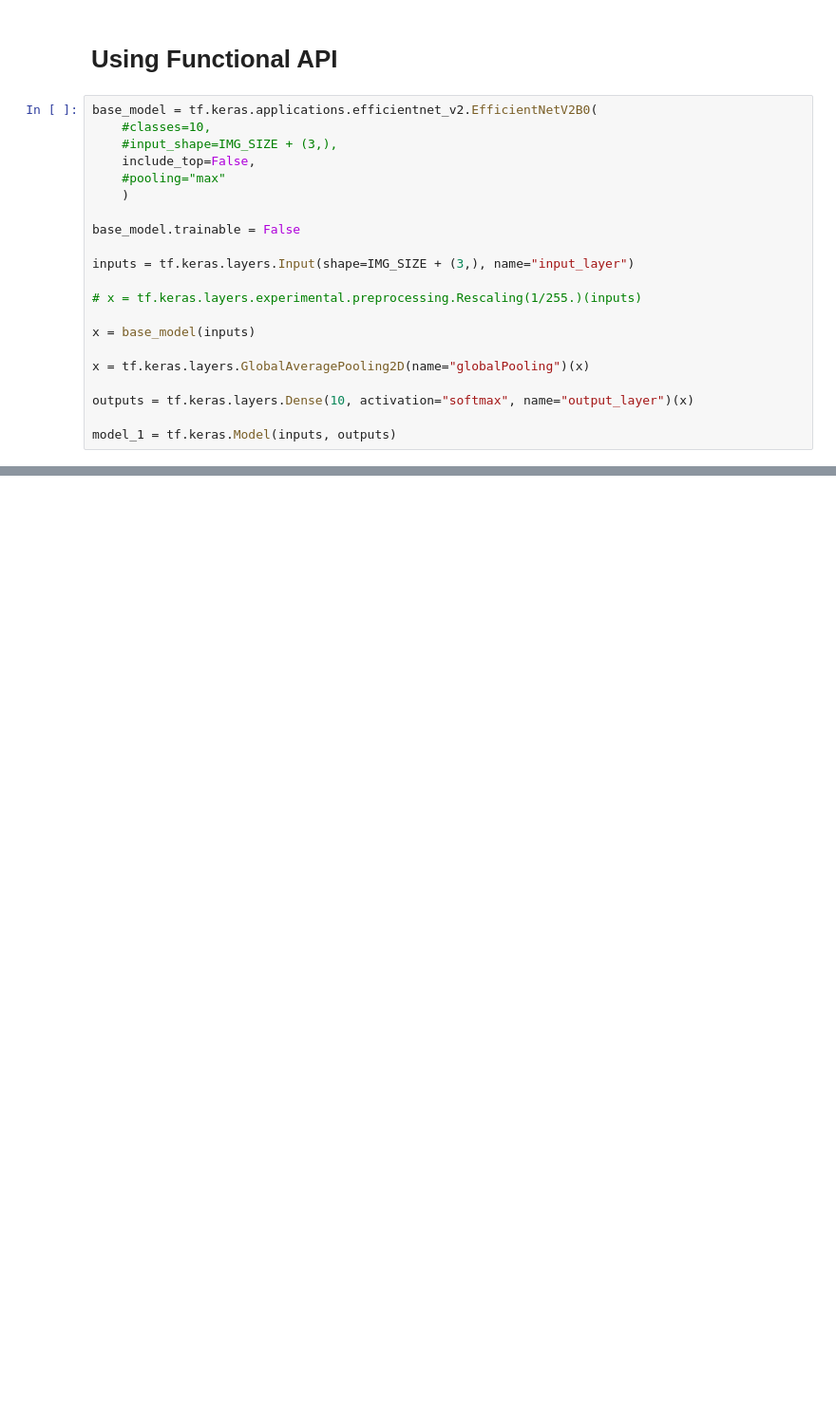
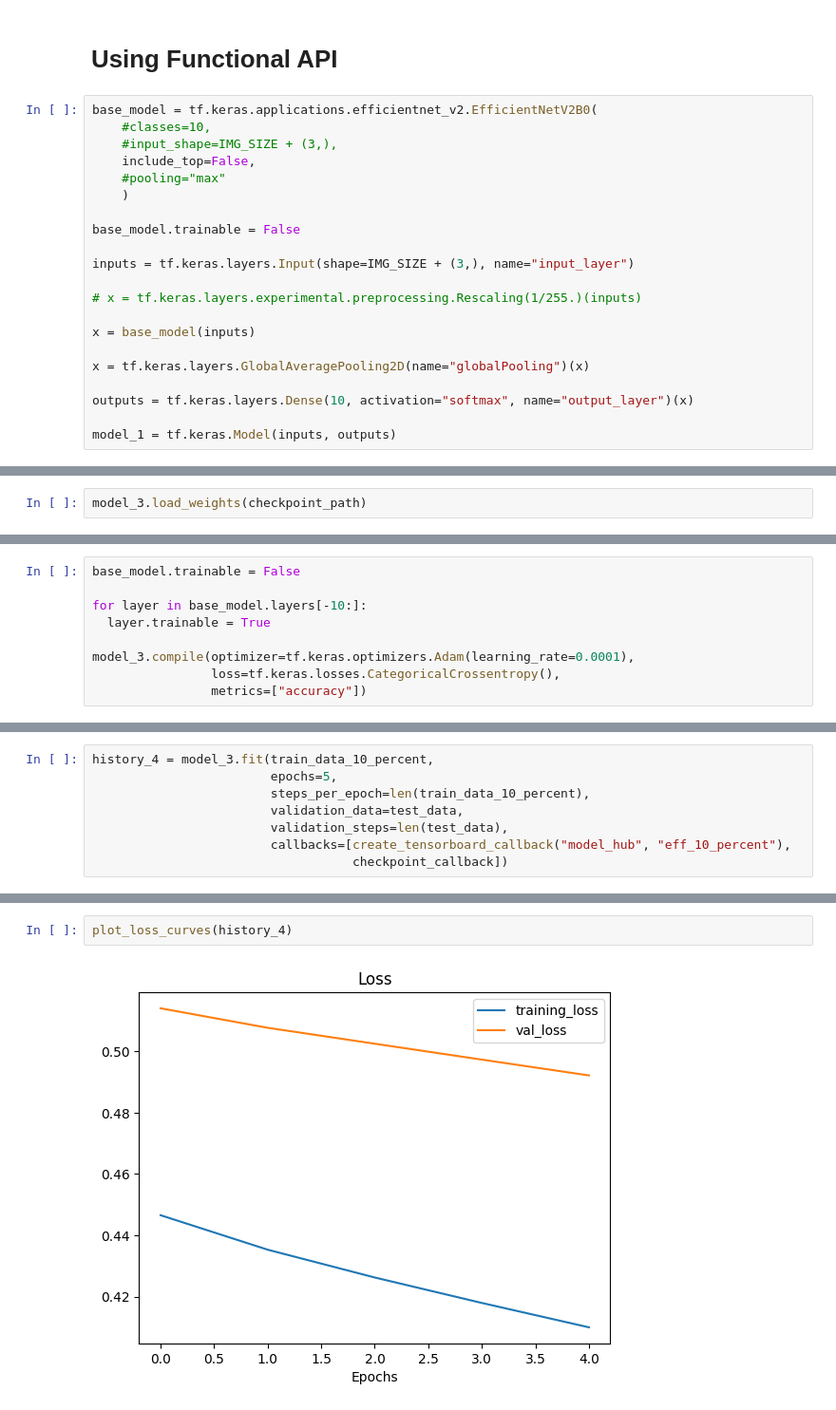
Before and after one commit to timonpalm/TFCourse, a Jupyter notebook: 05_transfer_learning_2.ipynb, the cells around one changed output, grey strips where cells are left out. Shown at 95% size. Drawn from its saved outputs; the diff is of its cells as text; blank space fills up the shorter version.

```diff
--- a/05_transfer_learning_2.ipynb
+++ b/05_transfer_learning_2.ipynb
@@ -226,0 +447,2 @@ plot_loss_curves(history_1)
+# %%
+model_3.load_weights(checkpoint_path)
@@ -226,0 +483,9 @@ plot_loss_curves(history_1)
+# %%
+base_model.trainable = False
+
+for layer in base_model.layers[-10:]:
+  layer.trainable = True
+
+model_3.compile(optimizer=tf.keras.optimizers.Adam(learning_rate=0.0001),
+                loss=tf.keras.losses.CategoricalCrossentropy(),
+                metrics=["accuracy"])
@@ -226,0 +495,8 @@ plot_loss_curves(history_1)
+# %%
+history_4 = model_3.fit(train_data_10_percent,
+                        epochs=5,
+                        steps_per_epoch=len(train_data_10_percent),
+                        validation_data=test_data,
+                        validation_steps=len(test_data),
+                        callbacks=[create_tensorboard_callback("model_hub", "eff_10_percent"),
+                                   checkpoint_callback])
@@ -226,0 +520,4 @@ plot_loss_curves(history_1)
+# %%
+plot_loss_curves(history_4)
+# %% [output]
+[figure, added]
```
Also changed, not shown: parts of 42 cells of this notebook.
